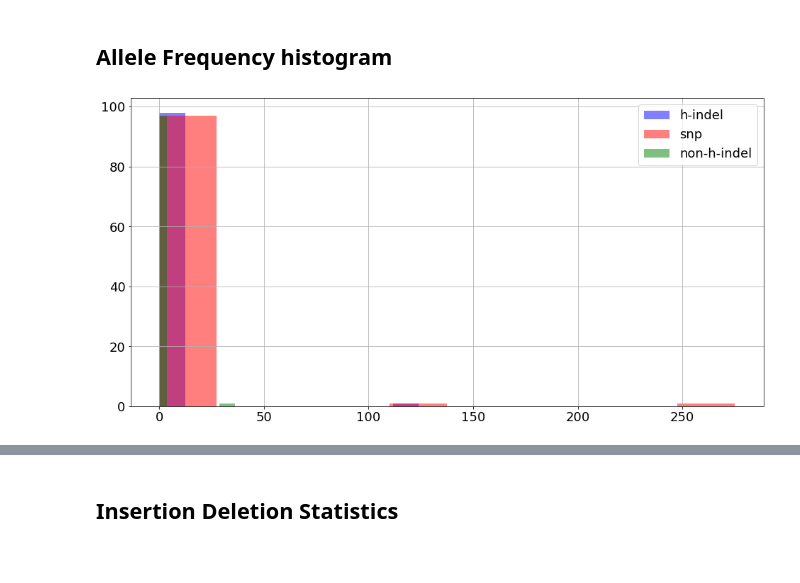
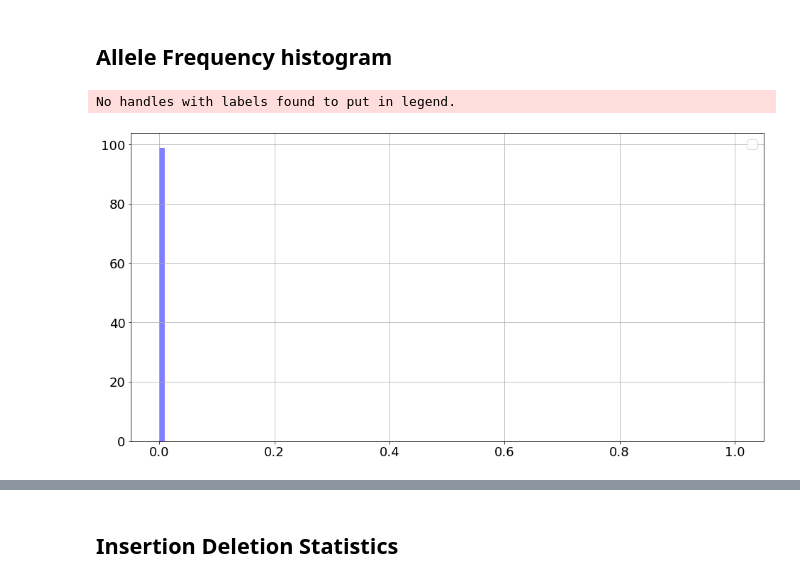
Before and after one commit to Ultimagen/VariantCalling, a Jupyter notebook: src/python/reports/report_wo_gt.ipynb, the cells around one changed output, grey strips where cells are left out. Saved outputs shown, nothing was run; the diff lists cells and outputs as text; code cells hidden in the pictures.

Commit message:
BIOIN_103 no_gt_report

```diff
--- a/src/python/reports/report_wo_gt.ipynb
+++ b/src/python/reports/report_wo_gt.ipynb
@@ -75 +109,27 @@ VariantSummary = pd.read_hdf('collect_stats.h5','eval_VariantSummary')
+# %%
+
+af_hist = pd.read_hdf(no_gt_statistics_unfiltered,'af_hist')
+ins_del_hete = pd.read_hdf(no_gt_statistics_unfiltered,'ins_del_hete')
+ins_del_homo = pd.read_hdf(no_gt_statistics_unfiltered,'ins_del_homo')
+motifs = pd.read_hdf(no_gt_statistics_unfiltered,'snp_motifs')
+#eval
+CompOverlap = pd.read_hdf(no_gt_statistics_unfiltered,'eval_CompOverlap')
+CountVariants = pd.read_hdf(no_gt_statistics_unfiltered,'eval_CountVariants')
+TiTvVariantEvaluator = pd.read_hdf(no_gt_statistics_unfiltered,'eval_TiTvVariantEvaluator')
+IndelLengthHistogram = pd.read_hdf(no_gt_statistics_unfiltered,'eval_IndelLengthHistogram')
+IndelSummary = pd.read_hdf(no_gt_statistics_unfiltered,'eval_IndelSummary')
+MetricsCollection = pd.read_hdf(no_gt_statistics_unfiltered,'eval_MetricsCollection')
+ValidationReport = pd.read_hdf(no_gt_statistics_unfiltered,'eval_ValidationReport')
+VariantSummary = pd.read_hdf(no_gt_statistics_unfiltered,'eval_VariantSummary')
+MultiallelicSummary = pd.read_hdf(no_gt_statistics_unfiltered,'eval_MultiallelicSummary')
+
+filtered_CompOverlap = pd.read_hdf(no_gt_statistics_filtered,'eval_CompOverlap')
+filtered_CountVariants = pd.read_hdf(no_gt_statistics_filtered,'eval_CountVariants')
+filtered_TiTvVariantEvaluator = pd.read_hdf(no_gt_statistics_filtered,'eval_TiTvVariantEvaluator')
+filtered_IndelLengthHistogram = pd.read_hdf(no_gt_statistics_filtered,'eval_IndelLengthHistogram')
+filtered_IndelSummary = pd.read_hdf(no_gt_statistics_filtered,'eval_IndelSummary')
+filtered_MetricsCollection = pd.read_hdf(no_gt_statistics_filtered,'eval_MetricsCollection')
+filtered_ValidationReport = pd.read_hdf(no_gt_statistics_filtered,'eval_ValidationReport')
+filtered_VariantSummary = pd.read_hdf(no_gt_statistics_filtered,'eval_VariantSummary')
+filtered_MultiallelicSummary = pd.read_hdf(no_gt_statistics_filtered,'eval_MultiallelicSummary')
 # %%
@@ -81,14 +143,15 @@ outplot_motif1_heatmap = pjoin(workdir, "motif1_heatmap.png")
 # %%
 
 
 nbins = 100
 bin_edges = pd.Series(np.linspace(0, 1, nbins))
 
 for group in af_hist.columns:
 
-    plt.hist(af_hist[group], alpha=0.5, label=group) ##???
+    plt.hist(af_hist[group],bin_edges, alpha=0.5, label=group) ##???
     plt.legend(loc='upper right')
 
 plt.show()
 # %% [output]
+No handles with labels found to put in legend.
-[figure, old version]
+[figure, new version]
```
Also changed, not shown: parts of 36 cells of this notebook, 1 other file.
